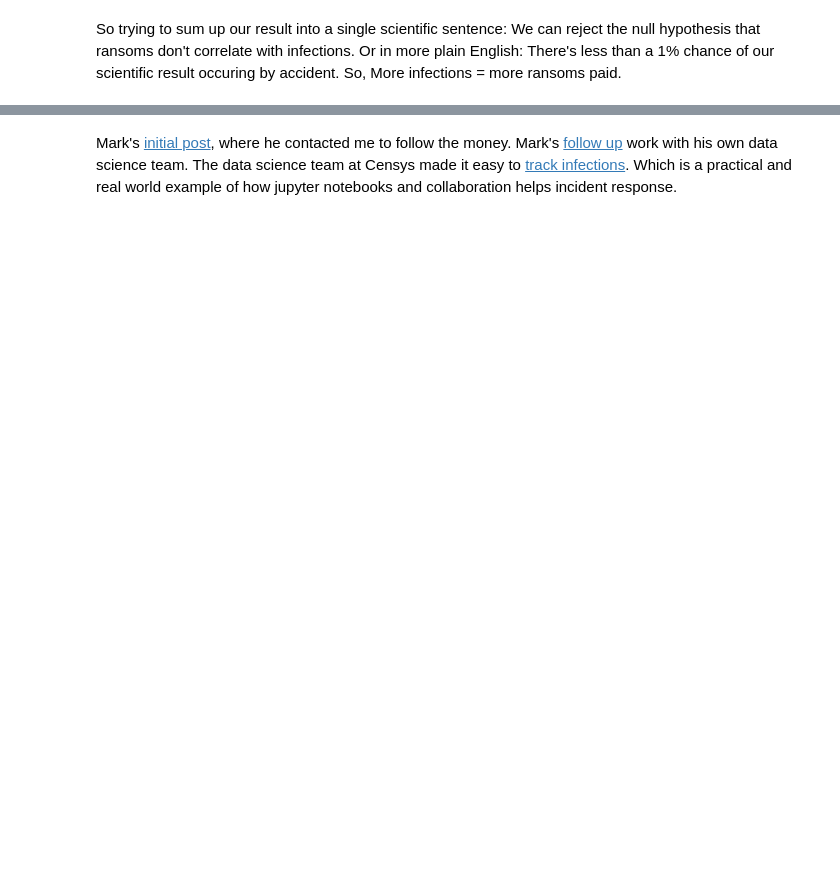
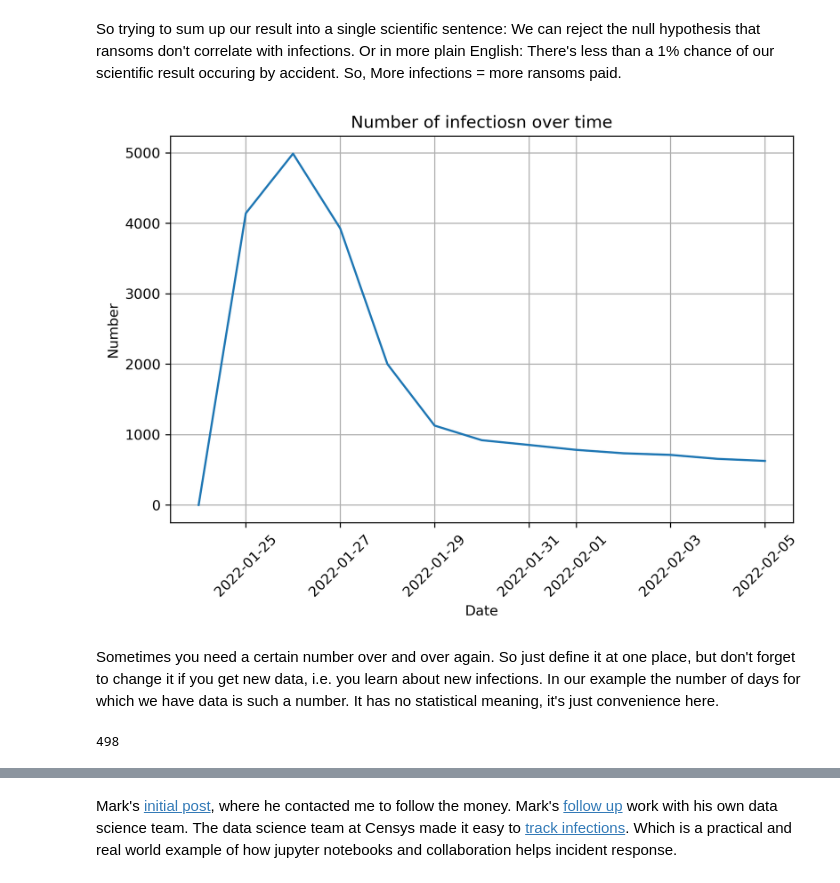
Before and after one commit to illordlo/first-tutorial, a Jupyter notebook: content/Lesson_03.ipynb, the cells around one changed output, grey strips where cells are left out. Drawn from its saved outputs; the diff is of its cells as text; code cells hidden in the pictures; blank space fills up the shorter version.

```diff
--- a/content/Lesson_03.ipynb
+++ b/content/Lesson_03.ipynb
@@ -10,14 +14,9 @@ import json
 from scipy.stats import pearsonr
 from scipy.optimize import curve_fit
 import matplotlib.pyplot as plt
-plt.rcParams['figure.figsize'] = (11,8)
+plt.rcParams['figure.figsize'] = (8,5)
 plt.rcParams['figure.dpi'] = 300
 plt.rcParams['savefig.dpi'] = 300
-#COLOR = 'white'
-#plt.rcParams['text.color'] = 'black'
-#plt.rcParams['axes.labelcolor'] = COLOR
-#plt.rcParams['xtick.color'] = COLOR
-#plt.rcParams['ytick.color'] = COLOR
 import numpy as np
 from lifelines import KaplanMeierFitter, NelsonAalenFitter, WeibullFitter
 from lifelines.utils import median_survival_times, datetimes_to_durations
@@ -97,0 +113,8 @@ infection_timeseries = infection_timeseries.set_index('Date')
+# %%
+infection_timeseries = pd.DataFrame( deadbolt_infections,  )
+infection_timeseries.rename( { 'd' : 'Date' , 'count' : 'Count'} , inplace=True,axis=1)
+infection_timeseries['Date'] = pd.to_datetime( infection_timeseries['Date'] )
+infection_timeseries = infection_timeseries.astype( {'Count': 'int64'})
+
+infection_timeseries.set_index('Date', inplace=True)
+infection_timeseries.head()
@@ -111,11 +180,19 @@ There's less than a 1% chance of our scientific result occuring by accident.
 So, More infections = more ransoms paid.
 # %%
 #Let's look at how the infections change over time
-plt.plot(infection_timeseries.index,infection_timeseries['Count'], label = "Infections")
-plt.xticks(rotation=45)
+fig, ax = plt.subplots()
+ax.plot(infection_timeseries.index,infection_timeseries['Count'], label = "Infections")
+ax.tick_params(axis='x', labelrotation = 45)
+ax.set_title("Number of infectiosn over time")
+ax.set_xlabel( "Date" )
+ax.set_ylabel("Number")
+ax.grid()
+# %% [output]
+[figure, added]
+# %% [markdown]
+Sometimes you need a certain number over and over again. So just define it at one place, but don't forget to change it if you get new data, i.e. you learn about new infections. In our example the number of days for which we have data is such a number. It has no statistical meaning, it's just convenience here.
 # %%
-#This variable is crucial to produce a bunch of graphs below
-#It is used in so many places we put it here for if you need to change it
-#That happens when a new ransom paymnent rolls in
-#num_days = 240
 num_days = len(family_ransoms['count'].resample('D').sum())
+num_days
+# %% [output]
+498
```
Also changed, not shown: parts of 19 cells of this notebook.
